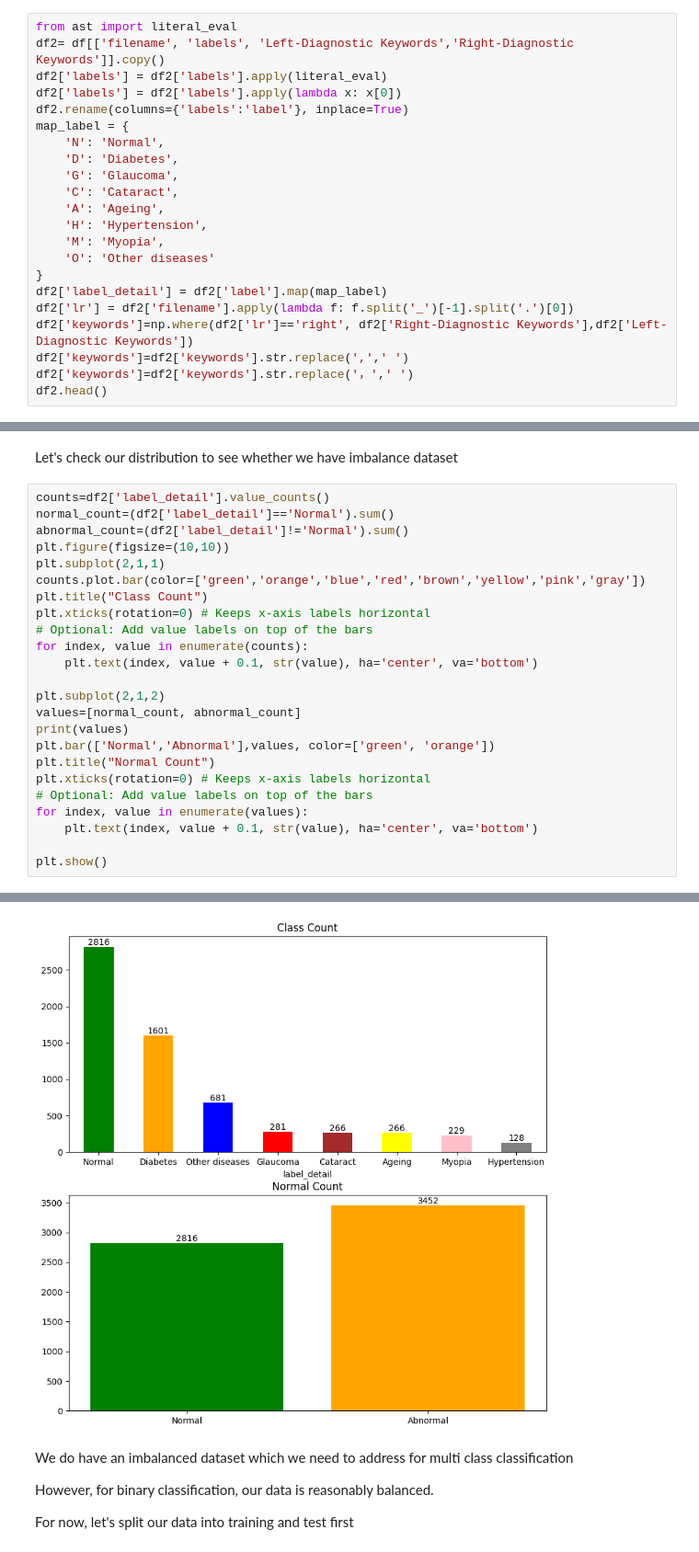
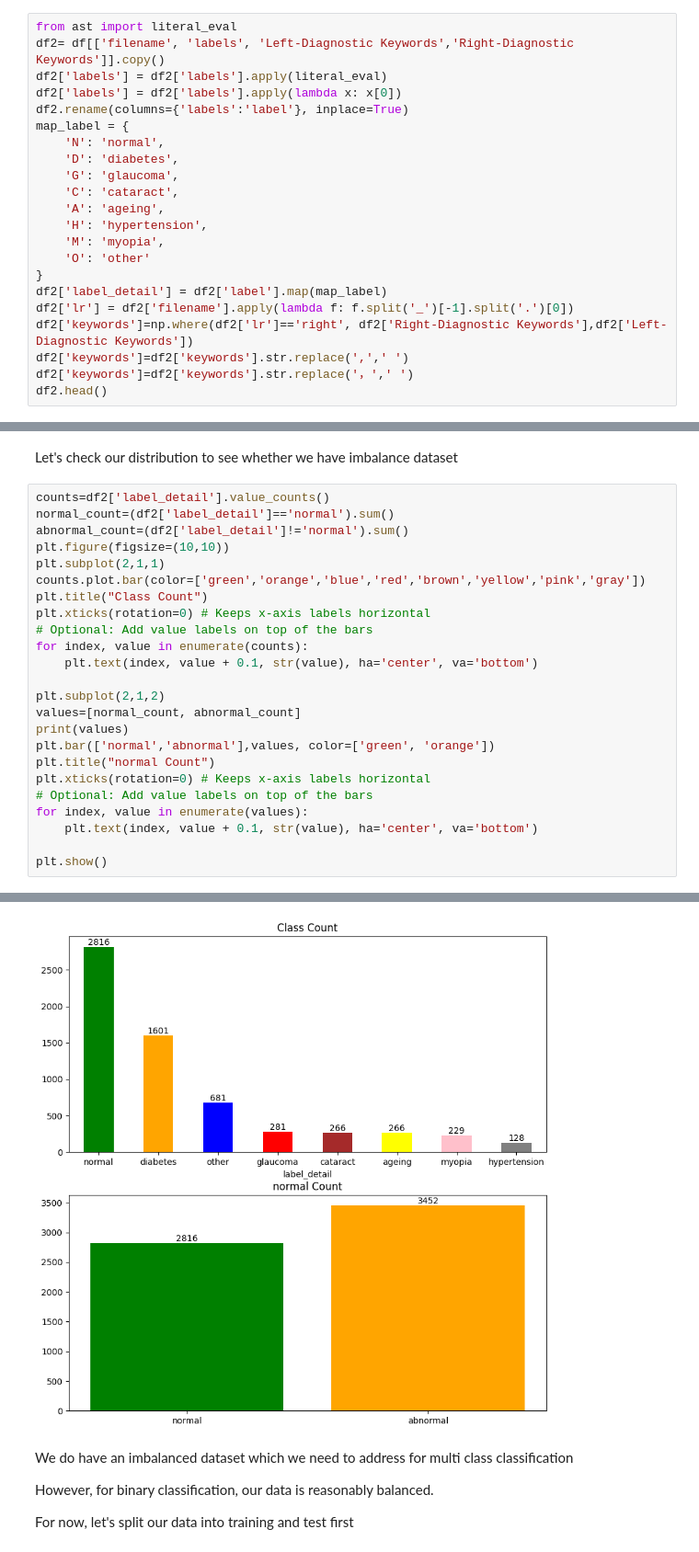
Before and after one commit to raymondsamalo/ITI123-GenerativeAIDeepLearningProject, a Jupyter notebook: 01_ODIR-2019-EDA.ipynb, the cells around one changed output, grey strips where cells are left out. Shown at 92% size. Saved outputs shown, nothing was run; the diff lists cells and outputs as text.

```diff
--- a/01_ODIR-2019-EDA.ipynb
+++ b/01_ODIR-2019-EDA.ipynb
@@ -130,14 +134,14 @@ df2['labels'] = df2['labels'].apply(literal_eval)
 df2['labels'] = df2['labels'].apply(lambda x: x[0])
 df2.rename(columns={'labels':'label'}, inplace=True)
 map_label = {
-    'N': 'Normal',
-    'D': 'Diabetes',
-    'G': 'Glaucoma',
-    'C': 'Cataract',
-    'A': 'Ageing',
-    'H': 'Hypertension',
-    'M': 'Myopia',
-    'O': 'Other diseases'
+    'N': 'normal',
+    'D': 'diabetes',
+    'G': 'glaucoma',
+    'C': 'cataract',
+    'A': 'ageing',
+    'H': 'hypertension',
+    'M': 'myopia',
+    'O': 'other'
 }
 df2['label_detail'] = df2['label'].map(map_label)
 df2['lr'] = df2['filename'].apply(lambda f: f.split('_')[-1].split('.')[0])
@@ -342,31 +346,31 @@ df2=df2.drop(columns=['wxh','width','height'])
 Let's check our distribution to see whether we have imbalance dataset
 # %%
 counts=df2['label_detail'].value_counts()
-normal_count=(df2['label_detail']=='Normal').sum()
-abnormal_count=(df2['label_detail']!='Normal').sum()
+normal_count=(df2['label_detail']=='normal').sum()
+abnormal_count=(df2['label_detail']!='normal').sum()
 plt.figure(figsize=(10,10))
 plt.subplot(2,1,1)
 counts.plot.bar(color=['green','orange','blue','red','brown','yellow','pink','gray'])
 plt.title("Class Count")
 plt.xticks(rotation=0) # Keeps x-axis labels horizontal
 # Optional: Add value labels on top of the bars
 for index, value in enumerate(counts):
     plt.text(index, value + 0.1, str(value), ha='center', va='bottom')
 
 plt.subplot(2,1,2)
 values=[normal_count, abnormal_count]
 print(values)
-plt.bar(['Normal','Abnormal'],values, color=['green', 'orange'])
-plt.title("Normal Count")
+plt.bar(['normal','abnormal'],values, color=['green', 'orange'])
+plt.title("normal Count")
 plt.xticks(rotation=0) # Keeps x-axis labels horizontal
 # Optional: Add value labels on top of the bars
 for index, value in enumerate(values):
     plt.text(index, value + 0.1, str(value), ha='center', va='bottom')
 
 plt.show()
 # %% [output]
 [np.int64(2816), np.int64(3452)]
-[figure, old version]
+[figure, new version]
 # %% [markdown]
 We do have an imbalanced dataset which we need to address for multi class classification
 
```
Also changed, not shown: parts of 7 cells of this notebook, 11 other files.
